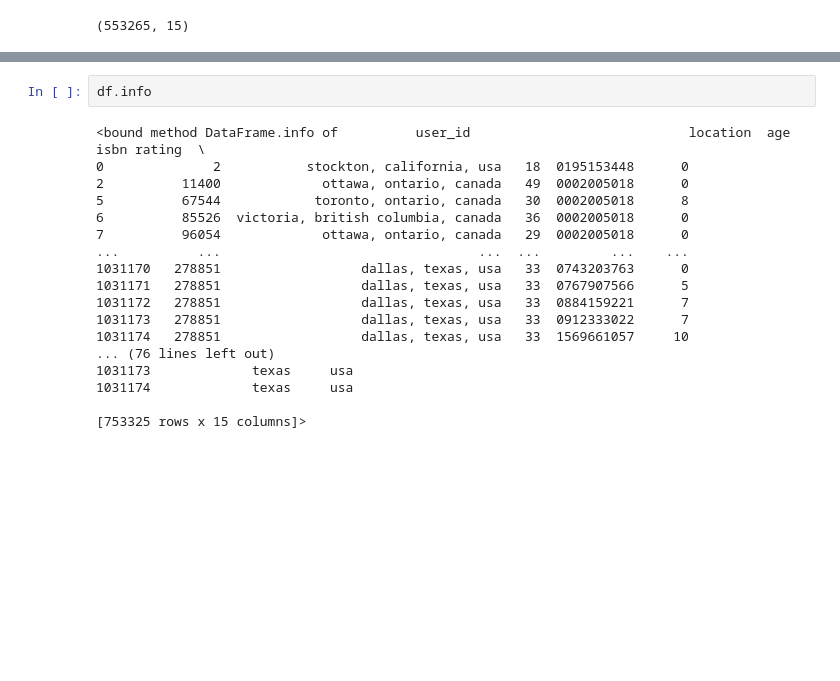
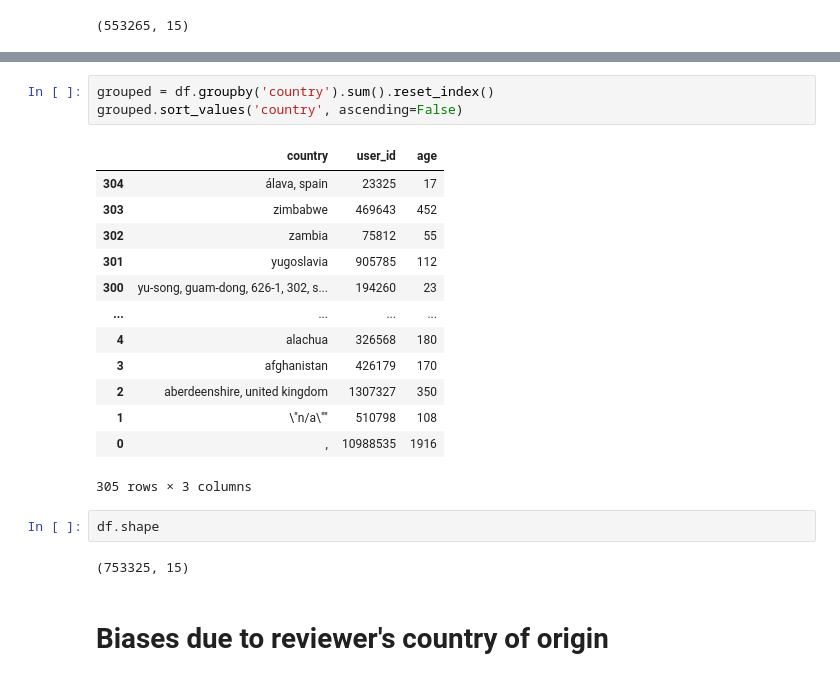
Before and after one commit to vsistla/nlp-biases, a Jupyter notebook: book-reviews/books-review-biases.ipynb, the cells around one changed output, grey strips where cells are left out. Saved outputs shown, nothing was run; the diff lists cells and outputs as text; blank space fills up the shorter version.

```diff
--- a/book-reviews/books-review-biases.ipynb
+++ b/book-reviews/books-review-biases.ipynb
@@ -167,20 +171,23 @@ df_usa.shape
+# %%
+grouped = df.groupby('country').sum().reset_index()
+grouped.sort_values('country', ascending=False)
+# %% [output]
+|  | country | user_id | age |
+| 304 | álava, spain | 23325 | 17 |
+| 303 | zimbabwe | 469643 | 452 |
+| 302 | zambia | 75812 | 55 |
+| 301 | yugoslavia | 905785 | 112 |
+| 300 | yu-song, guam-dong, 626-1, 302, s... | 194260 | 23 |
+| ... | ... | ... | ... |
+| 4 | alachua | 326568 | 180 |
+| 3 | afghanistan | 426179 | 170 |
+| 2 | aberdeenshire, united kingdom | 1307327 | 350 |
+| 1 | \"n/a\"" | 510798 | 108 |
+| 0 | , | 10988535 | 1916 |
+305 rows × 3 columns
 # %%
-df.info
+df.shape
 # %% [output]
-<bound method DataFrame.info of          user_id                            location  age        isbn rating  \
-0              2           stockton, california, usa   18  0195153448      0
-2          11400             ottawa, ontario, canada   49  0002005018      0
-5          67544            toronto, ontario, canada   30  0002005018      8
-6          85526  victoria, british columbia, canada   36  0002005018      0
-7          96054             ottawa, ontario, canada   29  0002005018      0
-...          ...                                 ...  ...         ...    ...
-1031170   278851                  dallas, texas, usa   33  0743203763      0
-1031171   278851                  dallas, texas, usa   33  0767907566      5
-1031172   278851                  dallas, texas, usa   33  0884159221      7
-1031173   278851                  dallas, texas, usa   33  0912333022      7
-1031174   278851                  dallas, texas, usa   33  1569661057     10
-... (76 lines left out)
-1031173             texas     usa
-1031174             texas     usa
-
-[753325 rows x 15 columns]>
+(753325, 15)
+# %% [markdown]
+# Biases due to reviewer's country of origin
```
Also changed, not shown: parts of 9 cells of this notebook.
